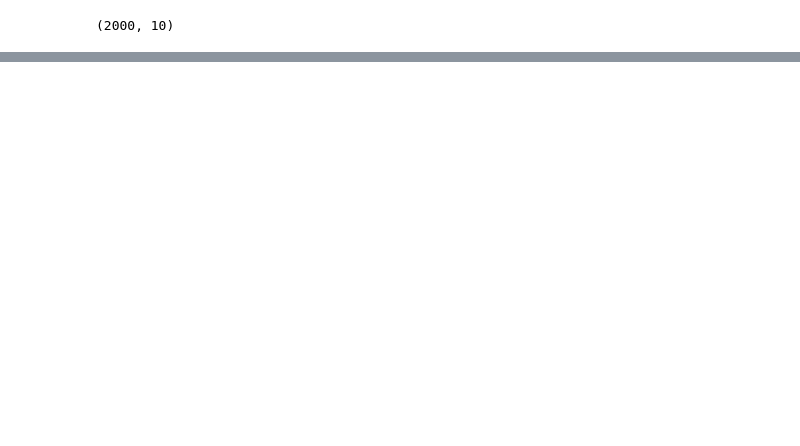
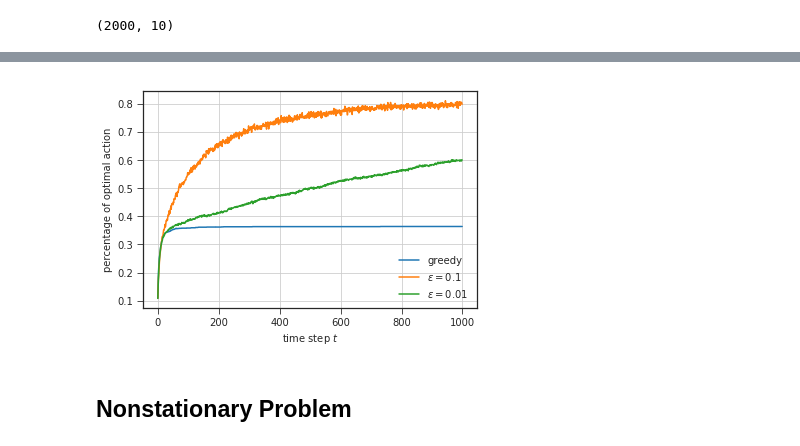
Before and after one commit to podondra/gym-rl, a Jupyter notebook: examples/10-armed-bandit.ipynb, the cells around one changed output, grey strips where cells are left out. Saved outputs shown, nothing was run; the diff lists cells and outputs as text; code cells hidden in the pictures; blank space fills up the shorter version.

```diff
--- a/examples/10-armed-bandit.ipynb
+++ b/examples/10-armed-bandit.ipynb
@@ -84,0 +140,9 @@ pyplot.grid()
+# %%
+ax = pyplot.subplot()
+plot_optimal_action(sample_average_data[0], ax, 'greedy')
+plot_optimal_action(epsilon_greedy_01_data[0], ax, r'$\varepsilon = 0.1$')
+plot_optimal_action(epsilon_greedy_001_data[0], ax, r'$\varepsilon = 0.01$')
+# %% [output]
+[figure, added]
+# %% [markdown]
+## Nonstationary Problem
```
Also changed, not shown: parts of 29 cells of this notebook.
